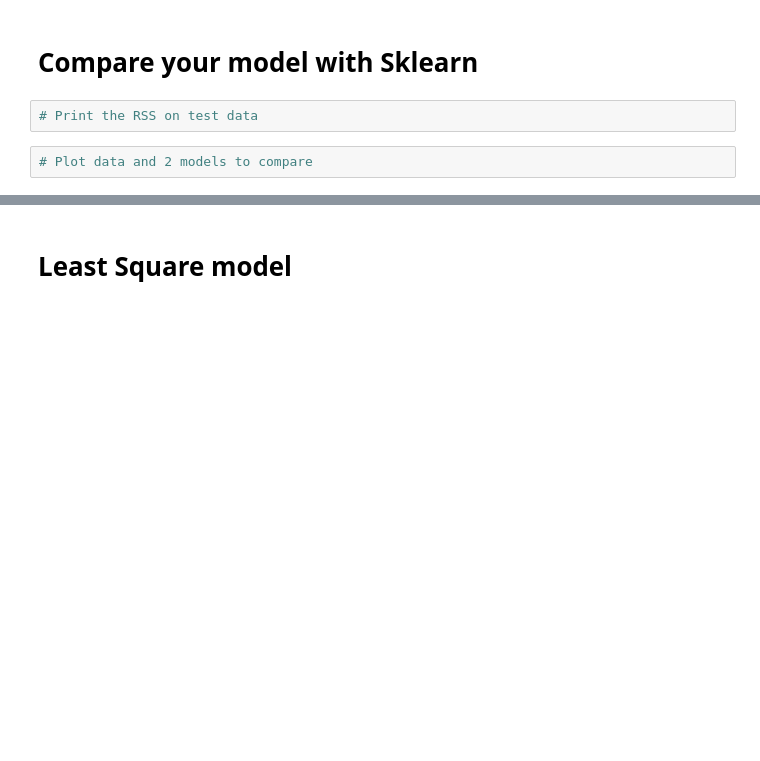
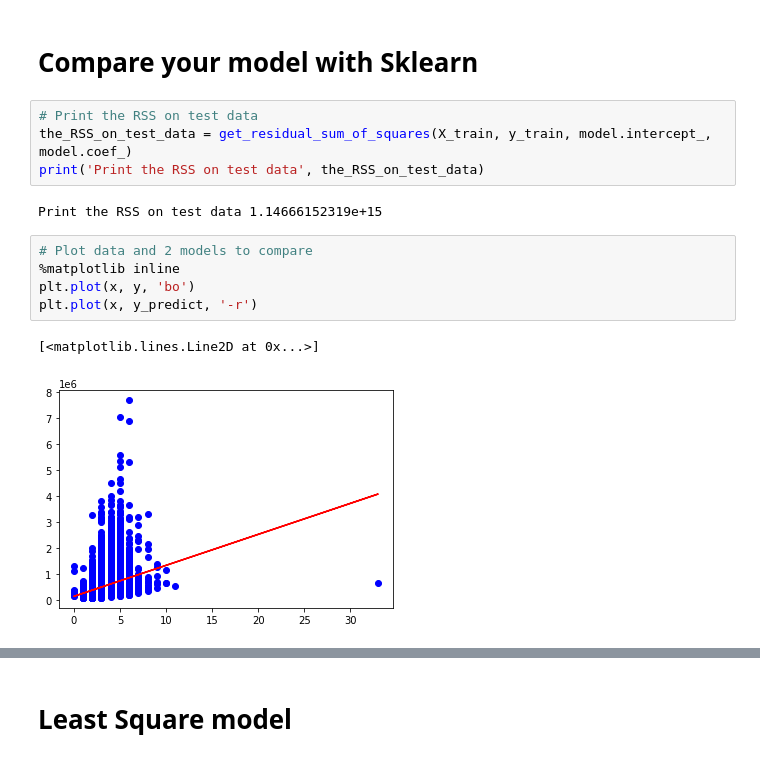
Before and after one commit to DinhHuySang/Linear-Regression-simple-with-Rubik-AI, a Jupyter notebook: Week 1 assignment.ipynb, the cells around one changed output, grey strips where cells are left out. Saved outputs shown, nothing was run; the diff lists cells and outputs as text; blank space fills up the shorter version.

```diff
--- a/Week 1 assignment.ipynb
+++ b/Week 1 assignment.ipynb
@@ -266,5 +280,15 @@ Reshape your data either using array.reshape(-1, 1) if your data has a single fe
 # Compare your model with Sklearn
 # %%
 # Print the RSS on test data
+the_RSS_on_test_data = get_residual_sum_of_squares(X_train, y_train, model.intercept_, model.coef_)
+print('Print the RSS on test data', the_RSS_on_test_data)
+# %% [output]
+Print the RSS on test data 1.14666152319e+15
 # %%
 # Plot data and 2 models to compare
+%matplotlib inline
+plt.plot(x, y, 'bo')
+plt.plot(x, y_predict, '-r')
+# %% [output]
+[<matplotlib.lines.Line2D at 0x...>]
+[figure, added]
```
Also changed, not shown: parts of 13 cells of this notebook.
